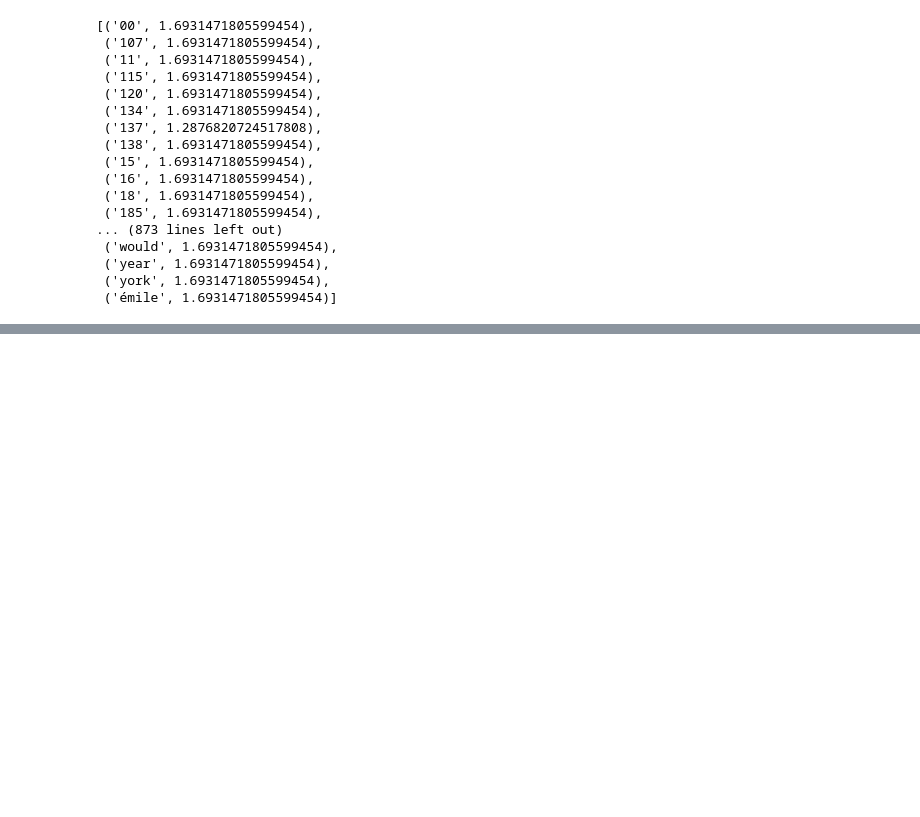
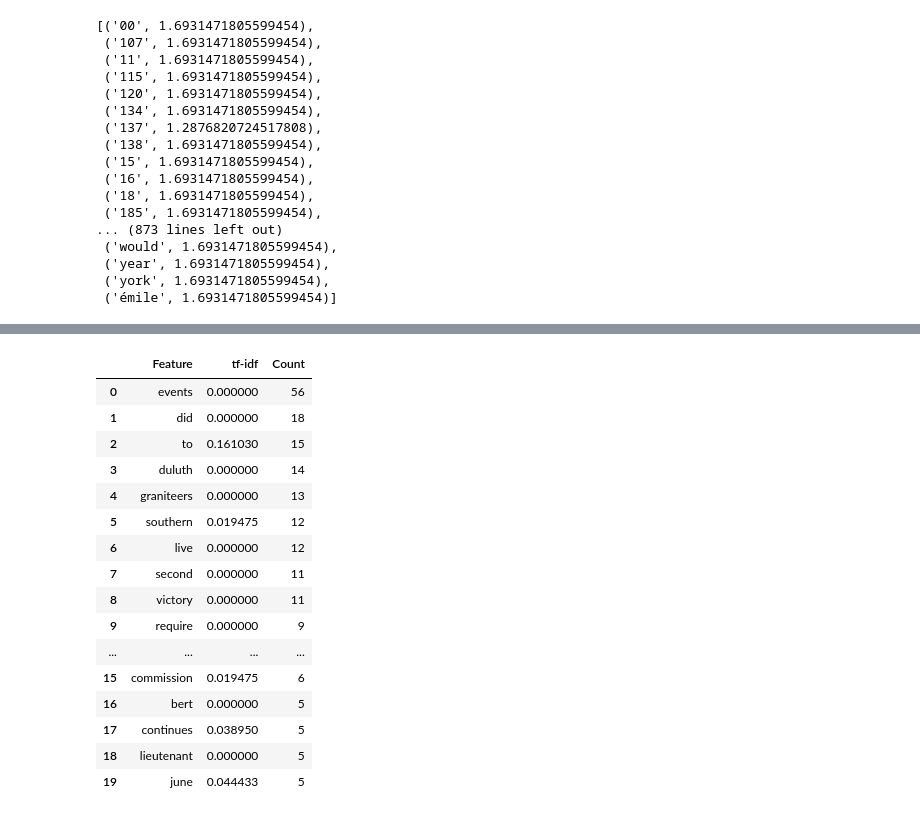
Before and after one commit to frostcow0/python-projects, a Jupyter notebook: ml/wikipedia_nlp.ipynb, the cells around one changed output, grey strips where cells are left out. Saved outputs shown, nothing was run; the diff lists cells and outputs as text; code cells hidden in the pictures; blank space fills up the shorter version.

Commit message:
Added count vectorizer for comparison

```diff
--- a/ml/wikipedia_nlp.ipynb
+++ b/ml/wikipedia_nlp.ipynb
@@ -94,7 +94,7 @@ feat_idf
  ('york', 1.6931471805599454),
  ('émile', 1.6931471805599454)]
 # %%
-results = pd.DataFrame(feat_tfidf[0])
+results = pd.DataFrame(feat_tfidf[0], columns=['Feature', 'tf-idf'])
 sorted_results = results.sort_values(
     by='tf-idf', ascending=False, ignore_index=True)
 sorted_results.head(20)
@@ -102,0 +119,30 @@ sorted_results.head(20)
+# %%
+from sklearn.feature_extraction.text import CountVectorizer
+
+count_vect = CountVectorizer()
+
+transformed_count_vect = count_vect.fit_transform(train_text)
+
+sorted_results['Count'] = transformed_count_vect.toarray()[0]
+# %%
+newly_sorted_results = sorted_results.sort_values(
+    by='Count', ascending=False, ignore_index=True)
+newly_sorted_results.head(20)
+# %% [output]
+|  | Feature | tf-idf | Count |
+| 0 | events | 0.000000 | 56 |
+| 1 | did | 0.000000 | 18 |
+| 2 | to | 0.161030 | 15 |
+| 3 | duluth | 0.000000 | 14 |
+| 4 | graniteers | 0.000000 | 13 |
+| 5 | southern | 0.019475 | 12 |
+| 6 | live | 0.000000 | 12 |
+| 7 | second | 0.000000 | 11 |
+| 8 | victory | 0.000000 | 11 |
+| 9 | require | 0.000000 | 9 |
+| ... | ... | ... | ... |
+| 15 | commission | 0.019475 | 6 |
+| 16 | bert | 0.000000 | 5 |
+| 17 | continues | 0.038950 | 5 |
+| 18 | lieutenant | 0.000000 | 5 |
+| 19 | june | 0.044433 | 5 |
```
Also changed, not shown: parts of 1 cell of this notebook.
